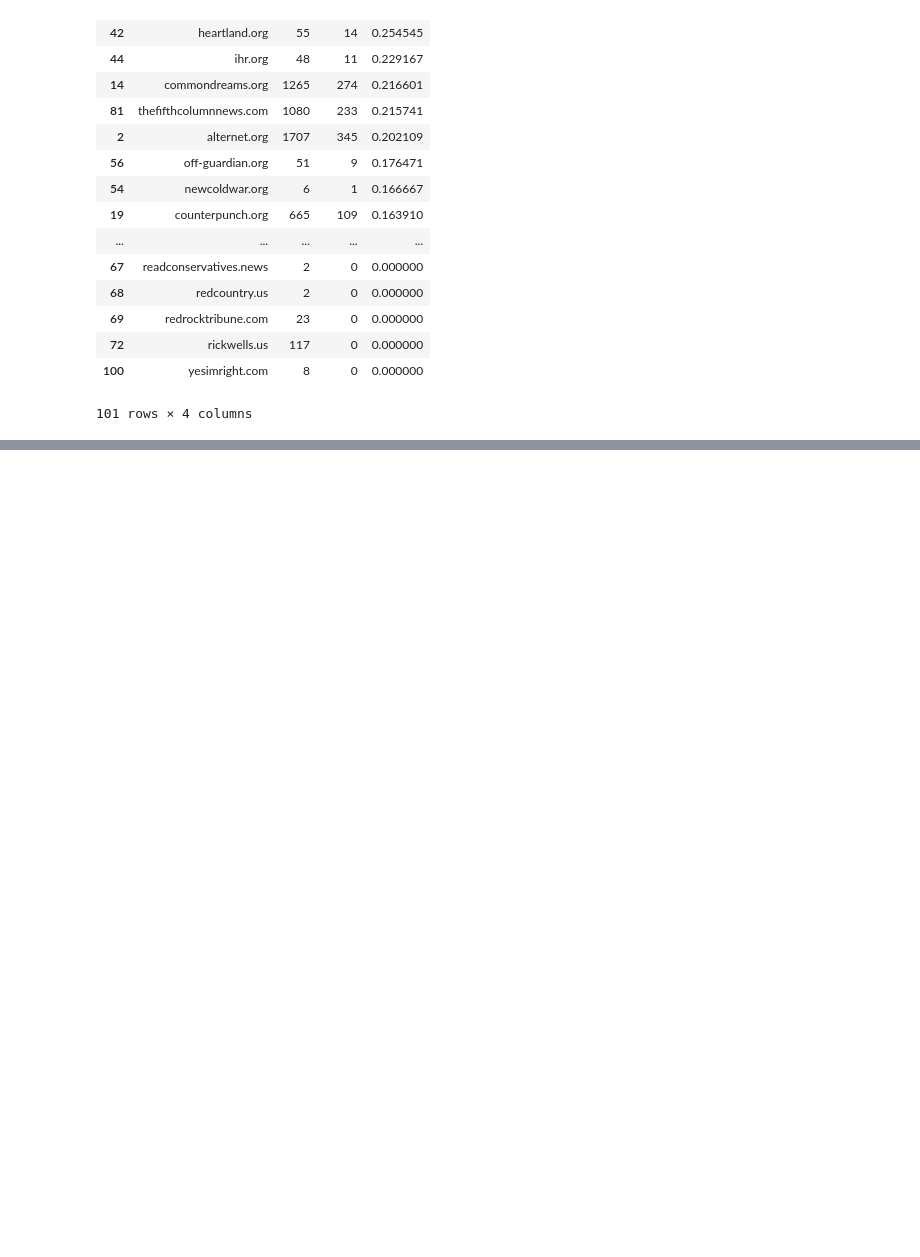
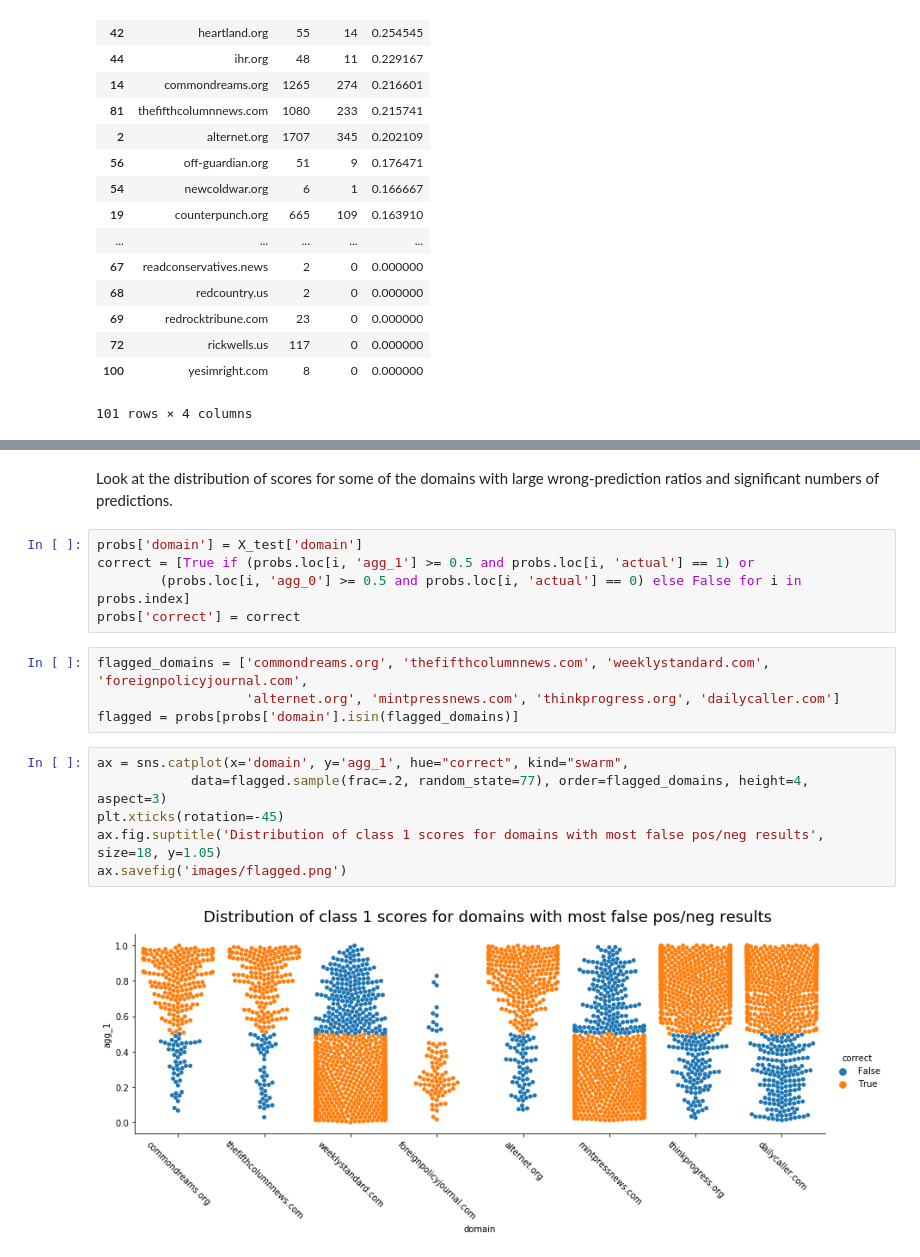
Before and after one commit to vincegiorno/fake_news, a Jupyter notebook: fn5_model_evaluation.ipynb, the cells around one changed output, grey strips where cells are left out. Saved outputs shown, nothing was run; the diff lists cells and outputs as text; blank space fills up the shorter version.

Commit message:
Finish analysis of results

```diff
--- a/fn5_model_evaluation.ipynb
+++ b/fn5_model_evaluation.ipynb
@@ -429,0 +450,19 @@ unreliable_test_counts[unreliable_test_counts['domain'] == 'dailykos.com']
+# %% [markdown]
+Look at the distribution of scores for some of the domains with large wrong-prediction ratios and significant numbers of predictions.
+# %%
+probs['domain'] = X_test['domain']
+correct = [True if (probs.loc[i, 'agg_1'] >= 0.5 and probs.loc[i, 'actual'] == 1) or
+        (probs.loc[i, 'agg_0'] >= 0.5 and probs.loc[i, 'actual'] == 0) else False for i in probs.index]
+probs['correct'] = correct
+# %%
+flagged_domains = ['commondreams.org', 'thefifthcolumnnews.com', 'weeklystandard.com', 'foreignpolicyjournal.com',
+                   'alternet.org', 'mintpressnews.com', 'thinkprogress.org', 'dailycaller.com']
+flagged = probs[probs['domain'].isin(flagged_domains)]
+# %%
+ax = sns.catplot(x='domain', y='agg_1', hue="correct", kind="swarm",
+            data=flagged.sample(frac=.2, random_state=77), order=flagged_domains, height=4, aspect=3)
+plt.xticks(rotation=-45)
+ax.fig.suptitle('Distribution of class 1 scores for domains with most false pos/neg results', size=18, y=1.05)
+ax.savefig('images/flagged.png')
+# %% [output]
+[figure, added]
```
Also changed, not shown: parts of 22 cells of this notebook.
